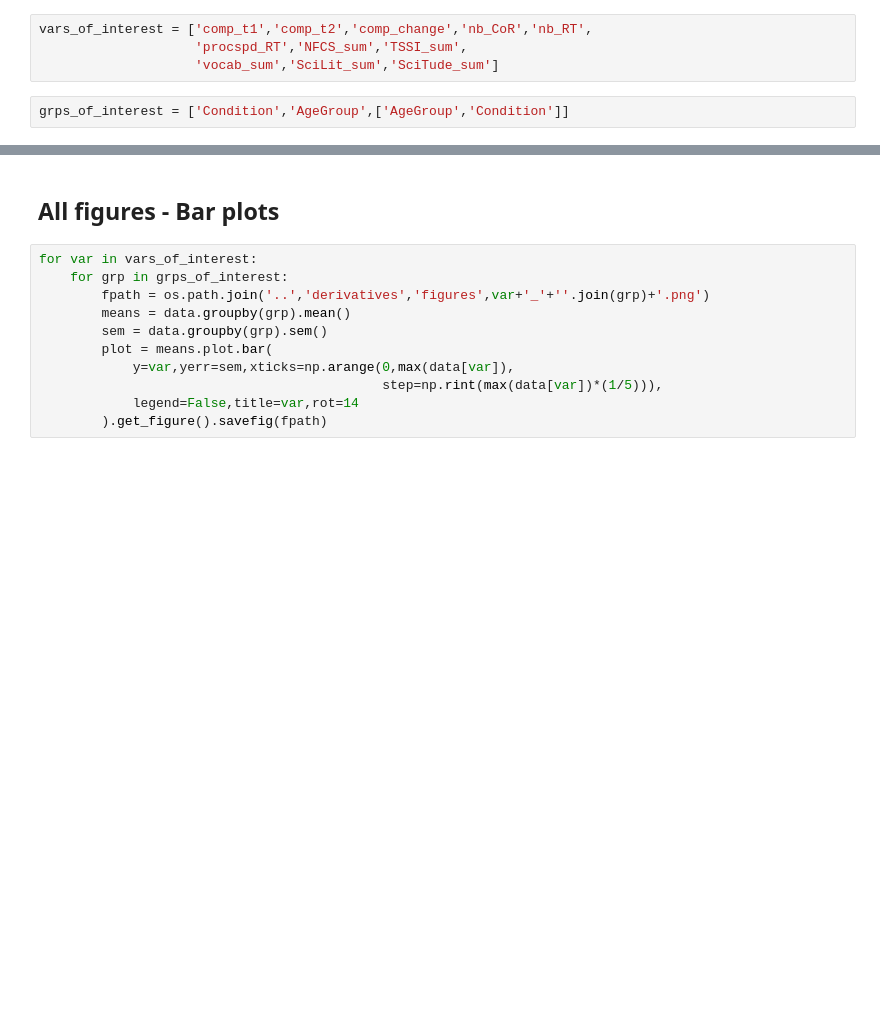
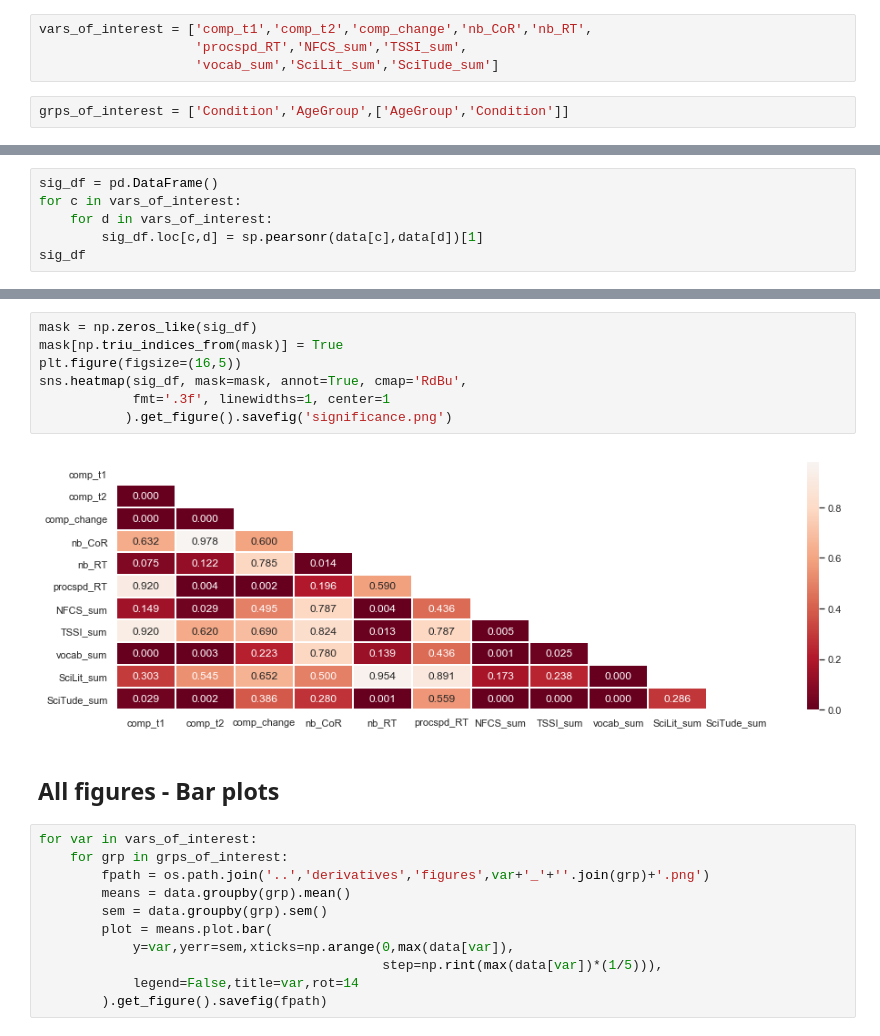
Before and after one commit to lighthall-lab/scilearn, a Jupyter notebook: 1.1.analysis.ipynb, the cells around one changed output, grey strips where cells are left out. Cells and saved outputs as stored; diff of their text form; blank space fills up the shorter version.

```diff
--- a/1.1.analysis.ipynb
+++ b/1.1.analysis.ipynb
@@ -108,0 +104,6 @@ grps_of_interest = ['Condition','AgeGroup',['AgeGroup','Condition']]
+# %%
+sig_df = pd.DataFrame()
+for c in vars_of_interest:
+    for d in vars_of_interest:
+        sig_df.loc[c,d] = sp.pearsonr(data[c],data[d])[1]
+sig_df
@@ -109,3 +132,12 @@ grps_of_interest = ['Condition','AgeGroup',['AgeGroup','Condition']]
+# %%
+mask = np.zeros_like(sig_df)
+mask[np.triu_indices_from(mask)] = True
+plt.figure(figsize=(16,5))
+sns.heatmap(sig_df, mask=mask, annot=True, cmap='RdBu',
+            fmt='.3f', linewidths=1, center=1
+           ).get_figure().savefig('significance.png')
+# %% [output]
+[figure, added]
 # %% [markdown]
 ## All figures - Bar plots
 # %%
```
Also changed, not shown: parts of 9 cells of this notebook.
